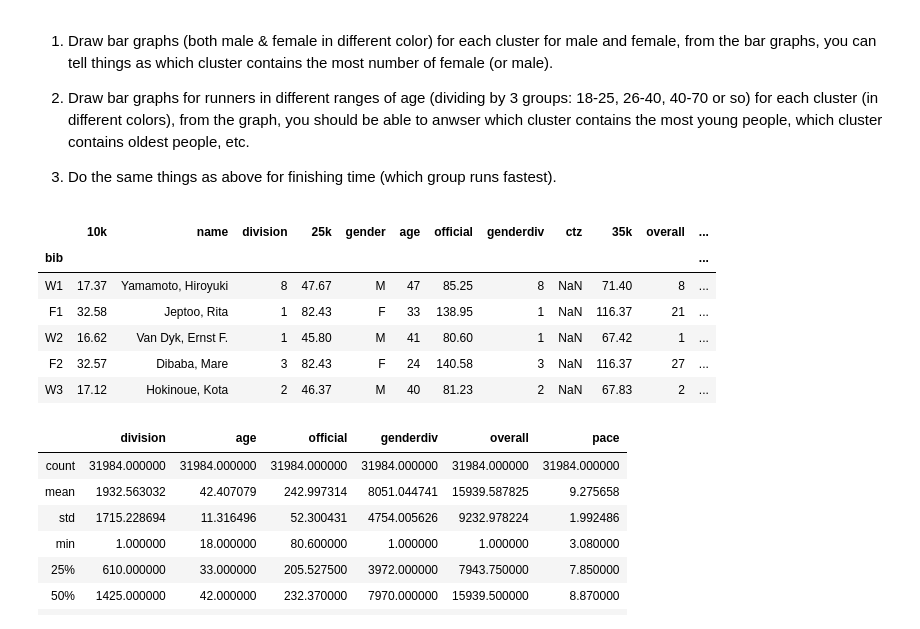
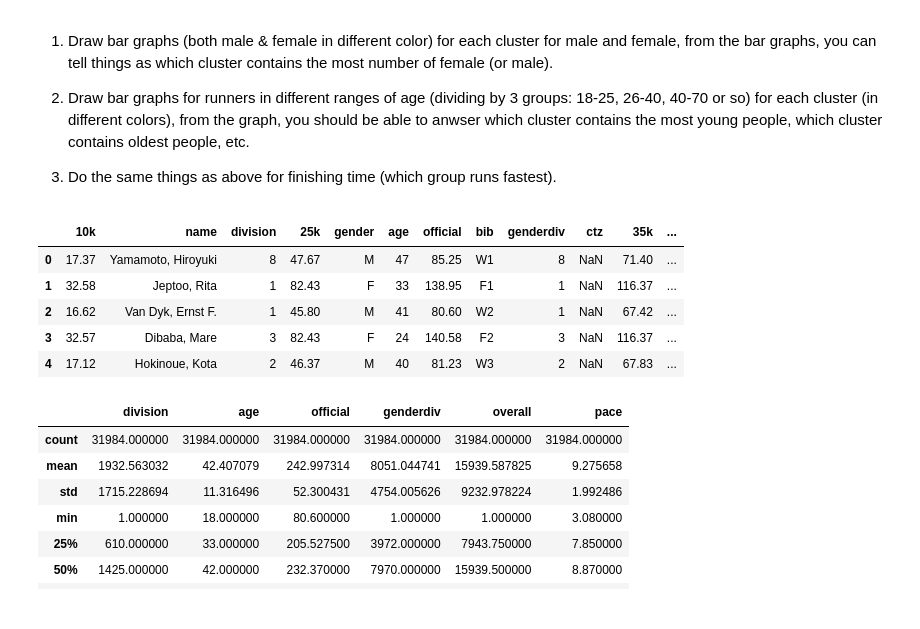
Before and after one commit to danghung-dev/cbd-assignment, a Jupyter notebook: assignment6/assignment6.ipynb, the cells around one changed output. Drawn from its saved outputs; the diff is of its cells as text; code cells hidden in the pictures.

```diff
--- a/assignment6/assignment6.ipynb
+++ b/assignment6/assignment6.ipynb
@@ -35,16 +35,15 @@ import seaborn as sns
 # %%
 pd.set_option('display.max_rows', 500)
 pd.set_option('display.max_columns', 500)
-data = pd.read_csv("./data.csv", index_col = 'bib')
+data = pd.read_csv("./data.csv")
 data.head()
 # %% [output]
-|  | 10k | name | division | 25k | gender | age | official | genderdiv | ctz | 35k | overall | ... |
-| bib |  |  |  |  |  |  |  |  |  |  |  | ... |
-| W1 | 17.37 | Yamamoto, Hiroyuki | 8 | 47.67 | M | 47 | 85.25 | 8 | NaN | 71.40 | 8 | ... |
-| F1 | 32.58 | Jeptoo, Rita | 1 | 82.43 | F | 33 | 138.95 | 1 | NaN | 116.37 | 21 | ... |
-| W2 | 16.62 | Van Dyk, Ernst F. | 1 | 45.80 | M | 41 | 80.60 | 1 | NaN | 67.42 | 1 | ... |
-| F2 | 32.57 | Dibaba, Mare | 3 | 82.43 | F | 24 | 140.58 | 3 | NaN | 116.37 | 27 | ... |
-| W3 | 17.12 | Hokinoue, Kota | 2 | 46.37 | M | 40 | 81.23 | 2 | NaN | 67.83 | 2 | ... |
+|  | 10k | name | division | 25k | gender | age | official | bib | genderdiv | ctz | 35k | ... |
+| 0 | 17.37 | Yamamoto, Hiroyuki | 8 | 47.67 | M | 47 | 85.25 | W1 | 8 | NaN | 71.40 | ... |
+| 1 | 32.58 | Jeptoo, Rita | 1 | 82.43 | F | 33 | 138.95 | F1 | 1 | NaN | 116.37 | ... |
+| 2 | 16.62 | Van Dyk, Ernst F. | 1 | 45.80 | M | 41 | 80.60 | W2 | 1 | NaN | 67.42 | ... |
+| 3 | 32.57 | Dibaba, Mare | 3 | 82.43 | F | 24 | 140.58 | F2 | 3 | NaN | 116.37 | ... |
+| 4 | 17.12 | Hokinoue, Kota | 2 | 46.37 | M | 40 | 81.23 | W3 | 2 | NaN | 67.83 | ... |
 # %%
 data.describe()
 # %% [output]
```
Also changed, not shown: parts of 15 cells of this notebook.
